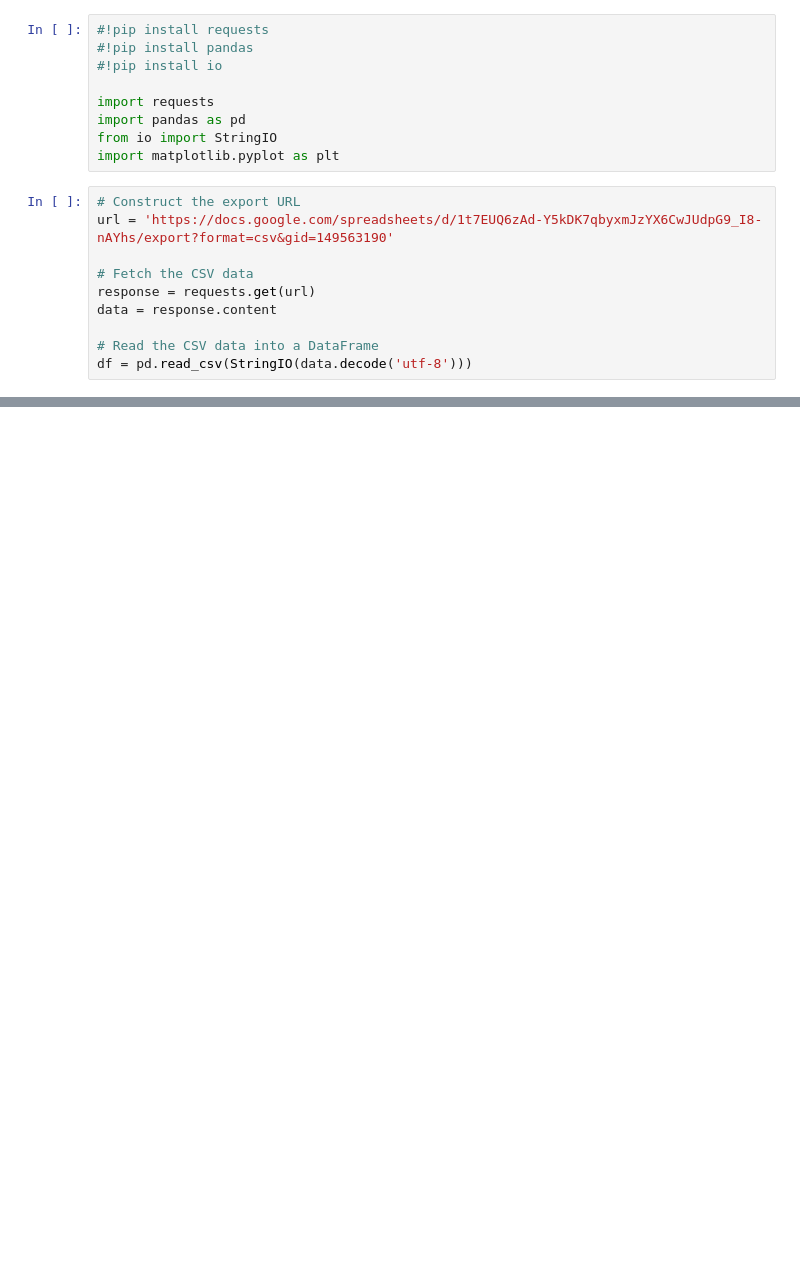
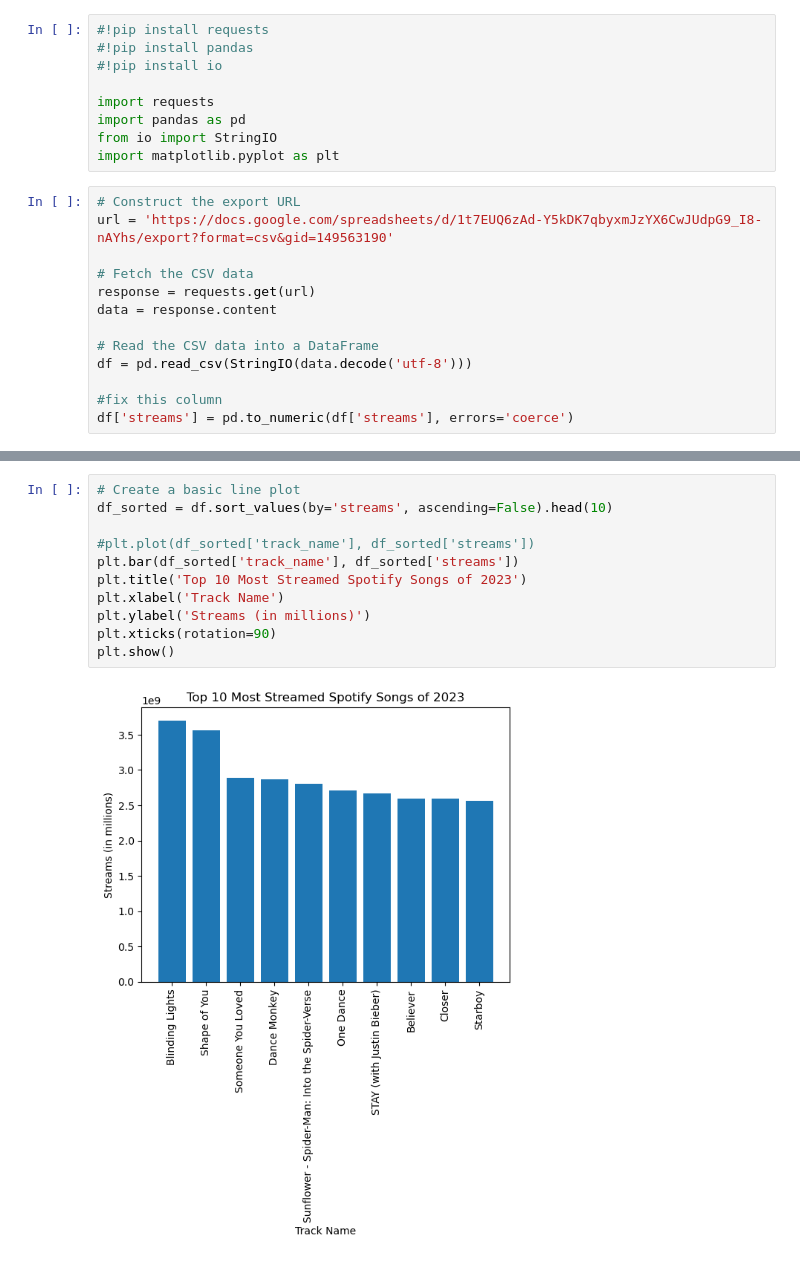
Before and after one commit to hms-kbradley/Dab_files, a Jupyter notebook: Sportify_Load_and _Explore_Student.ipynb, the cells around one changed output, grey strips where cells are left out. Drawn from its saved outputs; the diff is of its cells as text; blank space fills up the shorter version.

Commit message:
Add files via upload
We modified this script to fix an error with the Streaming column which was unreadable because of the data type
We also added code to explore the data frame and create plots

```diff
--- a/Sportify_Load_and _Explore_Student.ipynb
+++ b/Sportify_Load_and _Explore_Student.ipynb
@@ -17,5 +17,8 @@ data = response.content
 
 # Read the CSV data into a DataFrame
 df = pd.read_csv(StringIO(data.decode('utf-8')))
+
+#fix this column
+df['streams'] = pd.to_numeric(df['streams'], errors='coerce')
 # %%
 # Show the first 5 rows
@@ -27,0 +105,13 @@ df = pd.read_csv(StringIO(data.decode('utf-8')))
+# %%
+# Create a basic line plot
+df_sorted = df.sort_values(by='streams', ascending=False).head(10)
+
+#plt.plot(df_sorted['track_name'], df_sorted['streams'])
+plt.bar(df_sorted['track_name'], df_sorted['streams'])
+plt.title('Top 10 Most Streamed Spotify Songs of 2023')
+plt.xlabel('Track Name')
+plt.ylabel('Streams (in millions)')
+plt.xticks(rotation=90)
+plt.show()
+# %% [output]
+[figure, added]
```
Also changed, not shown: parts of 6 cells of this notebook.
